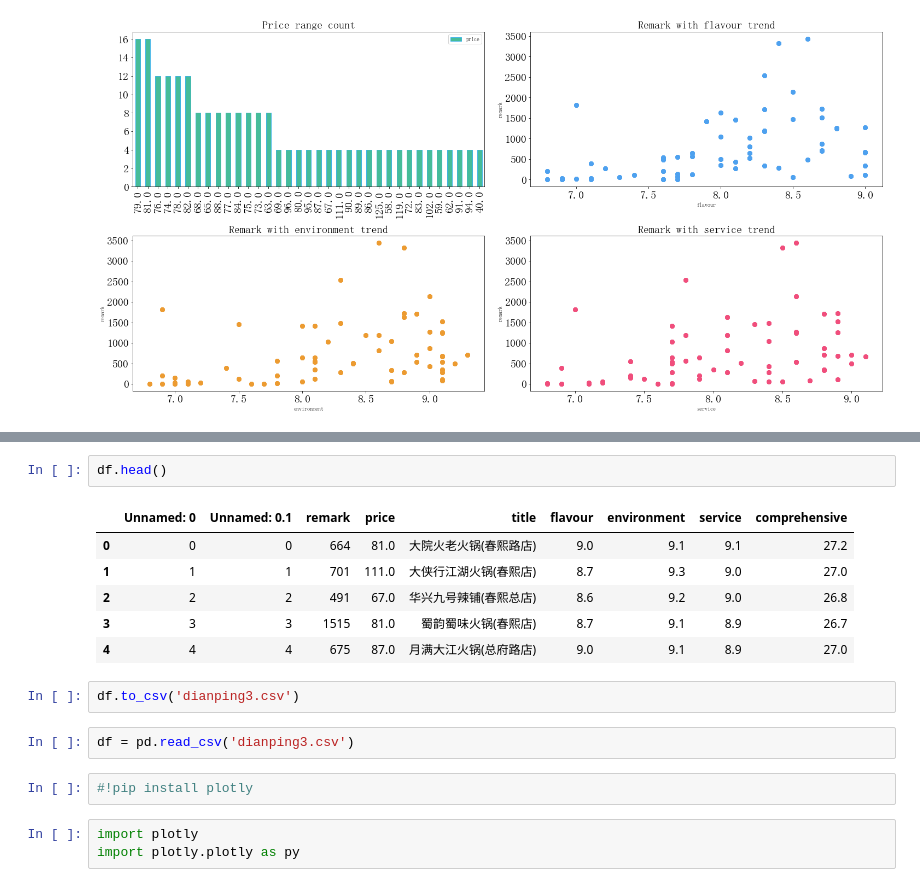
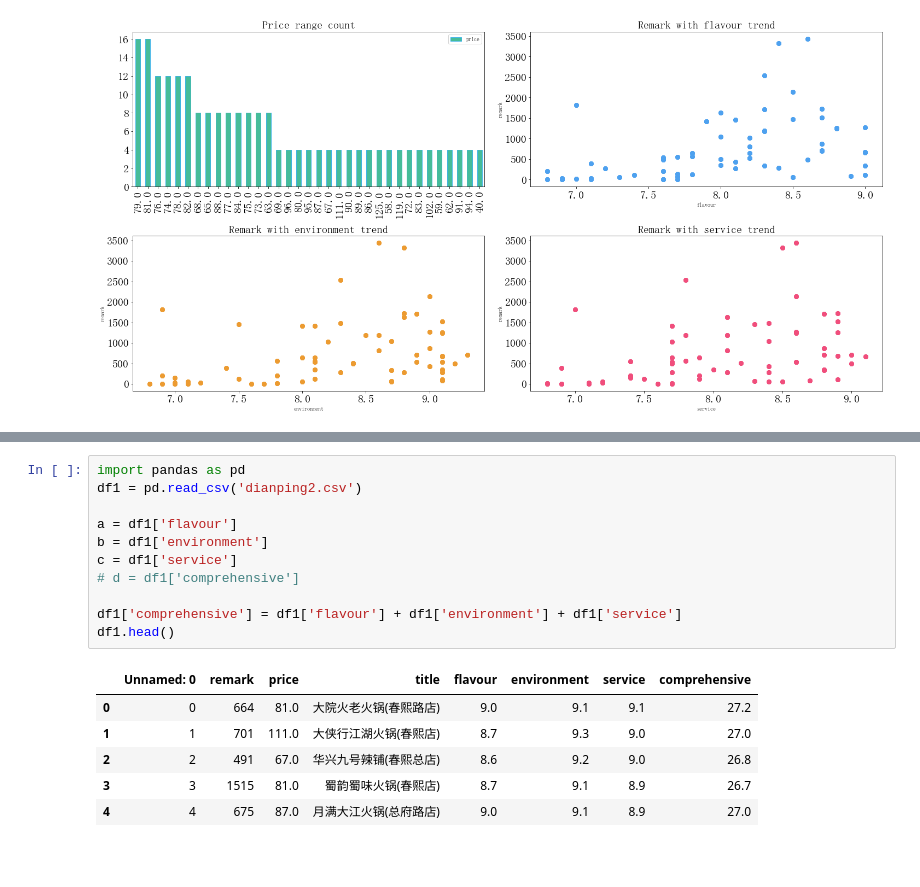
Before and after one commit to zacharyzeng/python-data-assignments, a Jupyter notebook: assignment2/assignment2.ipynb, the cells around one changed output, grey strips where cells are left out. Drawn from its saved outputs; the diff is of its cells as text; blank space fills up the shorter version.

```diff
--- a/assignment2/assignment2.ipynb
+++ b/assignment2/assignment2.ipynb
@@ -83,19 +44,19 @@ df['comprehensive'] = df['flavour'] + df['environment'] + df['service']
-# %%
-df.head()
-# %% [output]
-|  | Unnamed: 0 | Unnamed: 0.1 | remark | price | title | flavour | environment | service | comprehensive |
-| 0 | 0 | 0 | 664 | 81.0 | 大院火老火锅(春熙路店) | 9.0 | 9.1 | 9.1 | 27.2 |
-| 1 | 1 | 1 | 701 | 111.0 | 大侠行江湖火锅(春熙店) | 8.7 | 9.3 | 9.0 | 27.0 |
-| 2 | 2 | 2 | 491 | 67.0 | 华兴九号辣铺(春熙总店) | 8.6 | 9.2 | 9.0 | 26.8 |
-| 3 | 3 | 3 | 1515 | 81.0 | 蜀韵蜀味火锅(春熙店) | 8.7 | 9.1 | 8.9 | 26.7 |
-| 4 | 4 | 4 | 675 | 87.0 | 月满大江火锅(总府路店) | 9.0 | 9.1 | 8.9 | 27.0 |
-# %%
-df.to_csv('dianping3.csv')
-# %%
-df = pd.read_csv('dianping3.csv')
-# %%
-#!pip install plotly
-# %%
-import plotly
-import plotly.plotly as py
+# %%
+import pandas as pd
+df1 = pd.read_csv('dianping2.csv')
+
+a = df1['flavour']
+b = df1['environment']
+c = df1['service']
+# d = df1['comprehensive']
+
+df1['comprehensive'] = df1['flavour'] + df1['environment'] + df1['service']
+df1.head()
+# %% [output]
+|  | Unnamed: 0 | remark | price | title | flavour | environment | service | comprehensive |
+| 0 | 0 | 664 | 81.0 | 大院火老火锅(春熙路店) | 9.0 | 9.1 | 9.1 | 27.2 |
+| 1 | 1 | 701 | 111.0 | 大侠行江湖火锅(春熙店) | 8.7 | 9.3 | 9.0 | 27.0 |
+| 2 | 2 | 491 | 67.0 | 华兴九号辣铺(春熙总店) | 8.6 | 9.2 | 9.0 | 26.8 |
+| 3 | 3 | 1515 | 81.0 | 蜀韵蜀味火锅(春熙店) | 8.7 | 9.1 | 8.9 | 26.7 |
+| 4 | 4 | 675 | 87.0 | 月满大江火锅(总府路店) | 9.0 | 9.1 | 8.9 | 27.0 |
 # %%
```
Also changed, not shown: parts of 16 cells of this notebook, 2 other files.
